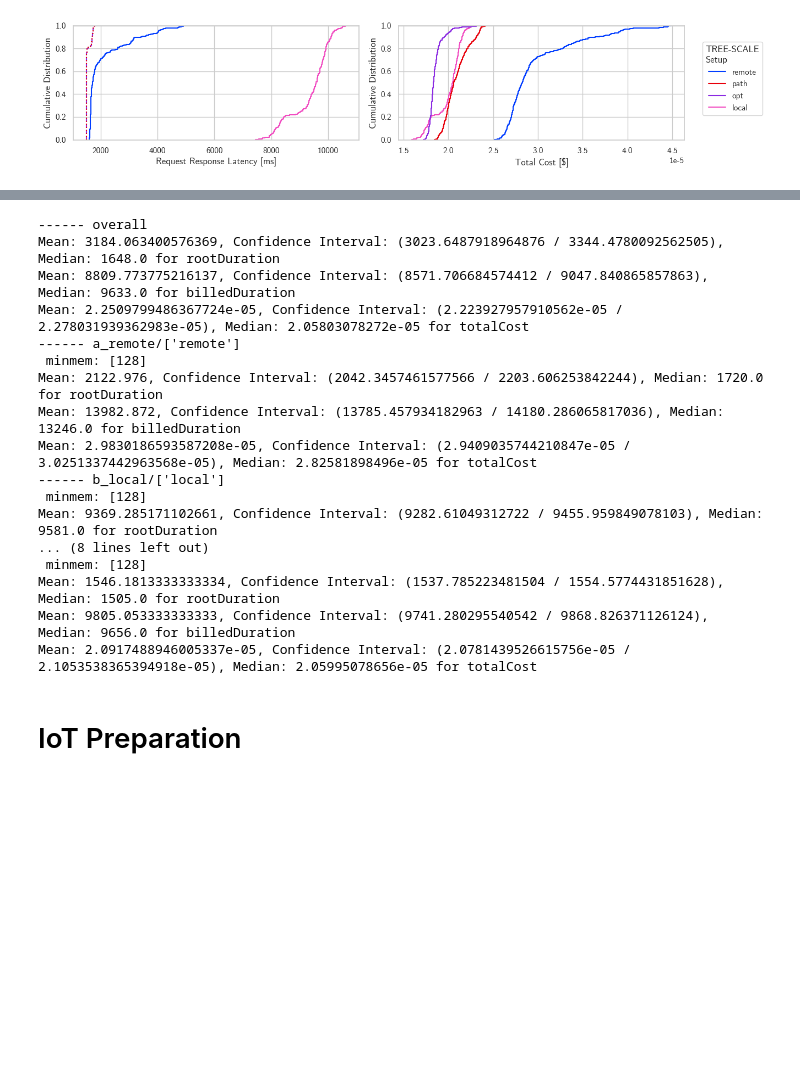
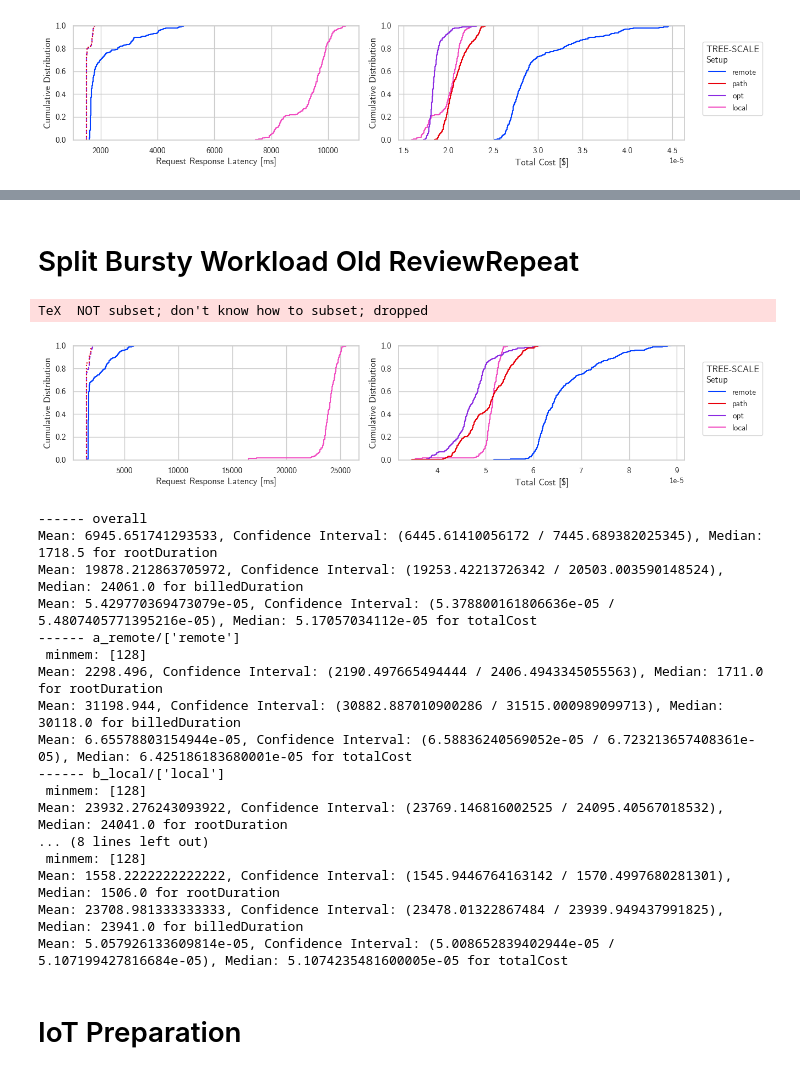
Before and after one commit to umbrellerde/functionfusion, a Jupyter notebook: statistics/extended/extendedstats.ipynb, the cells around one changed output, grey strips where cells are left out. Cells and saved outputs as stored; diff of their text form; code cells hidden in the pictures; blank space fills up the shorter version.

```diff
--- a/statistics/extended/extendedstats.ipynb
+++ b/statistics/extended/extendedstats.ipynb
@@ -254,23 +406,61 @@ TeX  NOT subset; don't know how to subset; dropped
+# %% [markdown]
+# Split Bursty Workload Old ReviewRepeat
+# %%
+# Bursty Workload
+(df, grouped, fusion_groups_order) = get_df_grouped("evalScripts/split/manualOptimizerConstantLoad/statistics/bursty_workload-newDistQ-waaaylater-4")
+# Min TS is 1675435651442 Fri Feb 03 2023 14:47:31 GMT+0000
+new_fs_names = {
+    "a_remote": "remote",
+    "d_optimal_small": "path", # (128MB)
+    "c_optimal": "opt",
+    "b_local": "local" # Maybe comment this out...
+}
+
+df["fusionGroupLabel"] = df["fusionGroup"].map(new_fs_names)
+grouped['fusionGroupLabel'] = grouped['fusionGroup', 'min'].astype(str).map(new_fs_names)
+# %%
+fig, (ax1, ax2) = plt.subplots(1, 2, figsize=(12,3))
+
+#ax1.set_xlim(1400, 2200)
+ax1.set_xlabel("Request Response Latency [ms]")
+ax1.set_ylabel("Cumulative Distribution")
+#ax2.set_xlim(0.000014, 0.000035)
+ax2.set_xlabel("Total Cost [$]")
+ax2.set_ylabel("Cumulative Distribution")
+
+hue_order = ["remote", "path", "opt", "local"]
+
+sns.ecdfplot(ax=ax1, data=grouped, x=grouped['rootDuration'], hue=grouped['fusionGroupLabel'], hue_order=hue_order, palette=colors, legend=None)
+sns.ecdfplot(ax=ax2, data=grouped, x=grouped['totalCost', 'sum'], hue=grouped['fusionGroupLabel'], hue_order=hue_order, palette=colors, legend=None)
+
+ax1.lines[1].set_linestyle("--")
+ax1.lines[2].set_linestyle(":")
+
+fig.legend(handles=reversed(ax2.get_lines()), labels=hue_order, title="TREE-SCALE\nSetup", ncol=1, loc="center right",  bbox_to_anchor=(0.11, 0.35, 1, 0.5))
+save_fig(fig, "split/bursty2")
+# %% [output]
+TeX  NOT subset; don't know how to subset; dropped
+[figure, added]
 # %%
 printStats(grouped, fusion_groups_order)
 # %% [output]
 ------ overall
-Mean: 3184.063400576369, Confidence Interval: (3023.6487918964876 / 3344.4780092562505), Median: 1648.0 for rootDuration
-Mean: 8809.773775216137, Confidence Interval: (8571.706684574412 / 9047.840865857863), Median: 9633.0 for billedDuration
-Mean: 2.2509799486367724e-05, Confidence Interval: (2.223927957910562e-05 / 2.278031939362983e-05), Median: 2.05803078272e-05 for totalCost
+Mean: 6945.651741293533, Confidence Interval: (6445.61410056172 / 7445.689382025345), Median: 1718.5 for rootDuration
+Mean: 19878.212863705972, Confidence Interval: (19253.42213726342 / 20503.003590148524), Median: 24061.0 for billedDuration
+Mean: 5.429770369473079e-05, Confidence Interval: (5.378800161806636e-05 / 5.4807405771395216e-05), Median: 5.17057034112e-05 for totalCost
 ------ a_remote/['remote']
  minmem: [128]
-Mean: 2122.976, Confidence Interval: (2042.3457461577566 / 2203.606253842244), Median: 1720.0 for rootDuration
-Mean: 13982.872, Confidence Interval: (13785.457934182963 / 14180.286065817036), Median: 13246.0 for billedDuration
-Mean: 2.9830186593587208e-05, Confidence Interval: (2.9409035744210847e-05 / 3.0251337442963568e-05), Median: 2.82581898496e-05 for totalCost
+Mean: 2298.496, Confidence Interval: (2190.497665494444 / 2406.4943345055563), Median: 1711.0 for rootDuration
+Mean: 31198.944, Confidence Interval: (30882.887010900286 / 31515.000989099713), Median: 30118.0 for billedDuration
+Mean: 6.65578803154944e-05, Confidence Interval: (6.58836240569052e-05 / 6.723213657408361e-05), Median: 6.425186183680001e-05 for totalCost
 ------ b_local/['local']
  minmem: [128]
-Mean: 9369.285171102661, Confidence Interval: (9282.61049312722 / 9455.959849078103), Median: 9581.0 for rootDuration
+Mean: 23932.276243093922, Confidence Interval: (23769.146816002525 / 24095.40567018532), Median: 24041.0 for rootDuration
 ... (8 lines left out)
  minmem: [128]
-Mean: 1546.1813333333334, Confidence Interval: (1537.785223481504 / 1554.5774431851628), Median: 1505.0 for rootDuration
-Mean: 9805.053333333333, Confidence Interval: (9741.280295540542 / 9868.826371126124), Median: 9656.0 for billedDuration
-Mean: 2.0917488946005337e-05, Confidence Interval: (2.0781439526615756e-05 / 2.1053538365394918e-05), Median: 2.05995078656e-05 for totalCost
+Mean: 1558.2222222222222, Confidence Interval: (1545.9446764163142 / 1570.4997680281301), Median: 1506.0 for rootDuration
+Mean: 23708.981333333333, Confidence Interval: (23478.01322867484 / 23939.949437991825), Median: 23941.0 for billedDuration
+Mean: 5.057926133609814e-05, Confidence Interval: (5.008652839402944e-05 / 5.107199427816684e-05), Median: 5.1074235481600005e-05 for totalCost
 # %% [markdown]
 # IoT Preparation
 # %%
```
Also changed, not shown: parts of 21 cells of this notebook, 55 other files.
